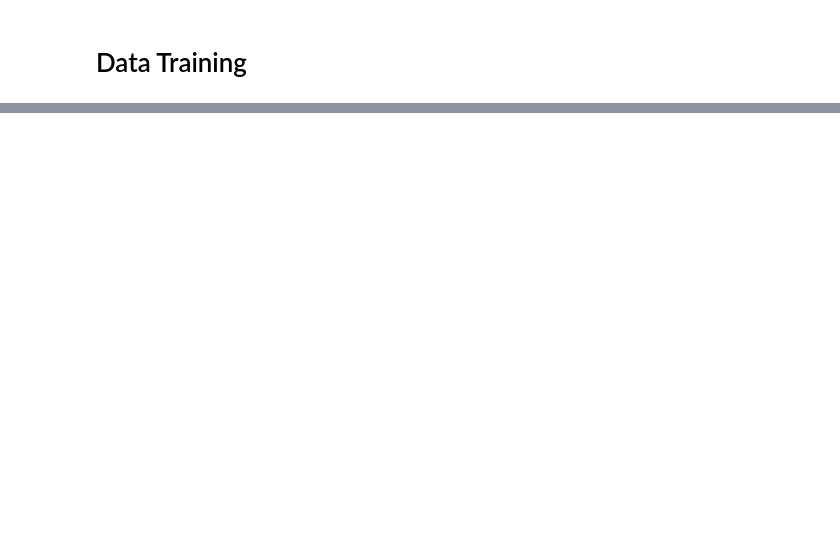
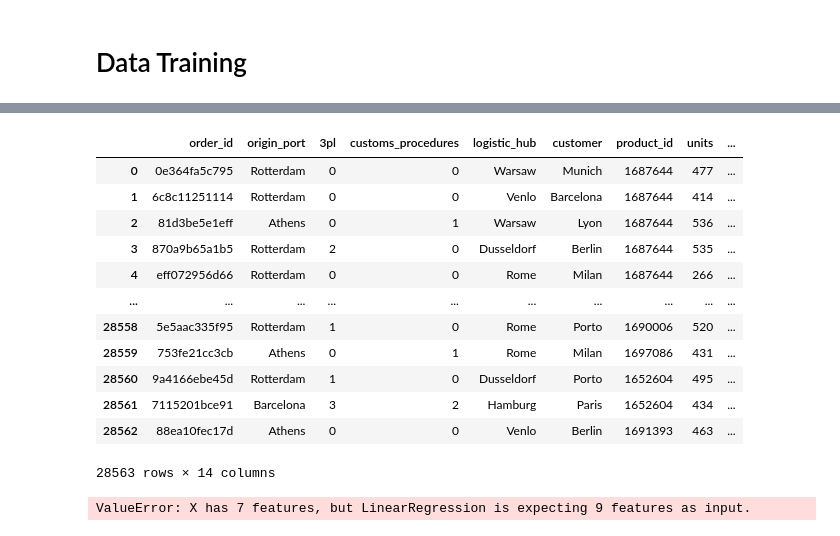
Before and after one commit to mannast/FME-datathon, a Jupyter notebook: accenture.ipynb, the cells around one changed output, grey strips where cells are left out. Cells and saved outputs as stored; diff of their text form; code cells hidden in the pictures; blank space fills up the shorter version.

```diff
--- a/accenture.ipynb
+++ b/accenture.ipynb
@@ -140,0 +371,20 @@ def correlation(df, variables, n_rows, n_cols):
+# %%
+test["p_origin"] = p_origin
+test["p_hub"] = p_hub
+test["p_customer"] = p_customer
+#pd_orders_raw
+
+origins = test['origin_port'].tolist()
+hubs = test['logistic_hub'].tolist()
+customers =  test['customer'].tolist()
+
+total_distance = []
+for i in range(len(origins)):
+   if type(hubs[i]) != str:
+       total_distance.append(distance_mat[city_dict[origins[i]]][city_dict[customers[i]]])
+   else:
+        a = distance_mat[city_dict[origins[i]]][city_dict[hubs[i]]]
+        b = distance_mat[city_dict[hubs[i]]][city_dict[customers[i]]]
+        total_distance.append(a+b)
+
+test["total_d"] = total_distance
@@ -140,0 +395,39 @@ def correlation(df, variables, n_rows, n_cols):
+# %%
+threepl_list = test['3pl'].unique()
+procedures = test['customs_procedures'].unique()
+
+n3pl = len(threepl_list)
+nprocedures= len(procedures)
+
+dict_3pl = {threepl_list[i]:i for i in range(0,len(threepl_list))}
+dict_procedures = {procedures[i]:i for i in range(0,len(procedures))}
+
+test['3pl'] = test['3pl'].factorize()[0]
+test['customs_procedures'] = test['customs_procedures'].factorize()[0]
+
+test["p_origin"] = p_origin
+test["p_hub"] = p_hub
+test["p_customer"] = p_customer
+
+test_final = pd.DataFrame()
+test_final = pd.merge(test, pd_products_raw, on="product_id")
+test_final
+# %% [output]
+|  | order_id | origin_port | 3pl | customs_procedures | logistic_hub | customer | product_id | units | ... |
+| 0 | 0e364fa5c795 | Rotterdam | 0 | 0 | Warsaw | Munich | 1687644 | 477 | ... |
+| 1 | 6c8c11251114 | Rotterdam | 0 | 0 | Venlo | Barcelona | 1687644 | 414 | ... |
+| 2 | 81d3be5e1eff | Athens | 0 | 1 | Warsaw | Lyon | 1687644 | 536 | ... |
+| 3 | 870a9b65a1b5 | Rotterdam | 2 | 0 | Dusseldorf | Berlin | 1687644 | 535 | ... |
+| 4 | eff072956d66 | Rotterdam | 0 | 0 | Rome | Milan | 1687644 | 266 | ... |
+| ... | ... | ... | ... | ... | ... | ... | ... | ... | ... |
+| 28558 | 5e5aac335f95 | Rotterdam | 1 | 0 | Rome | Porto | 1690006 | 520 | ... |
+| 28559 | 753fe21cc3cb | Athens | 0 | 1 | Rome | Milan | 1697086 | 431 | ... |
+| 28560 | 9a4166ebe45d | Rotterdam | 1 | 0 | Dusseldorf | Porto | 1652604 | 495 | ... |
+| 28561 | 7115201bce91 | Barcelona | 3 | 2 | Hamburg | Paris | 1652604 | 434 | ... |
+| 28562 | 88ea10fec17d | Athens | 0 | 0 | Venlo | Berlin | 1691393 | 463 | ... |
+28563 rows × 14 columns
+# %%
+test = test_final.drop(['product_id','order_id','origin_port', 'logistic_hub','customer'],axis=1)
+model.predict(test_final)
+# %% [output]
+ValueError: X has 7 features, but LinearRegression is expecting 9 features as input.
```
Also changed, not shown: parts of 21 cells of this notebook.
